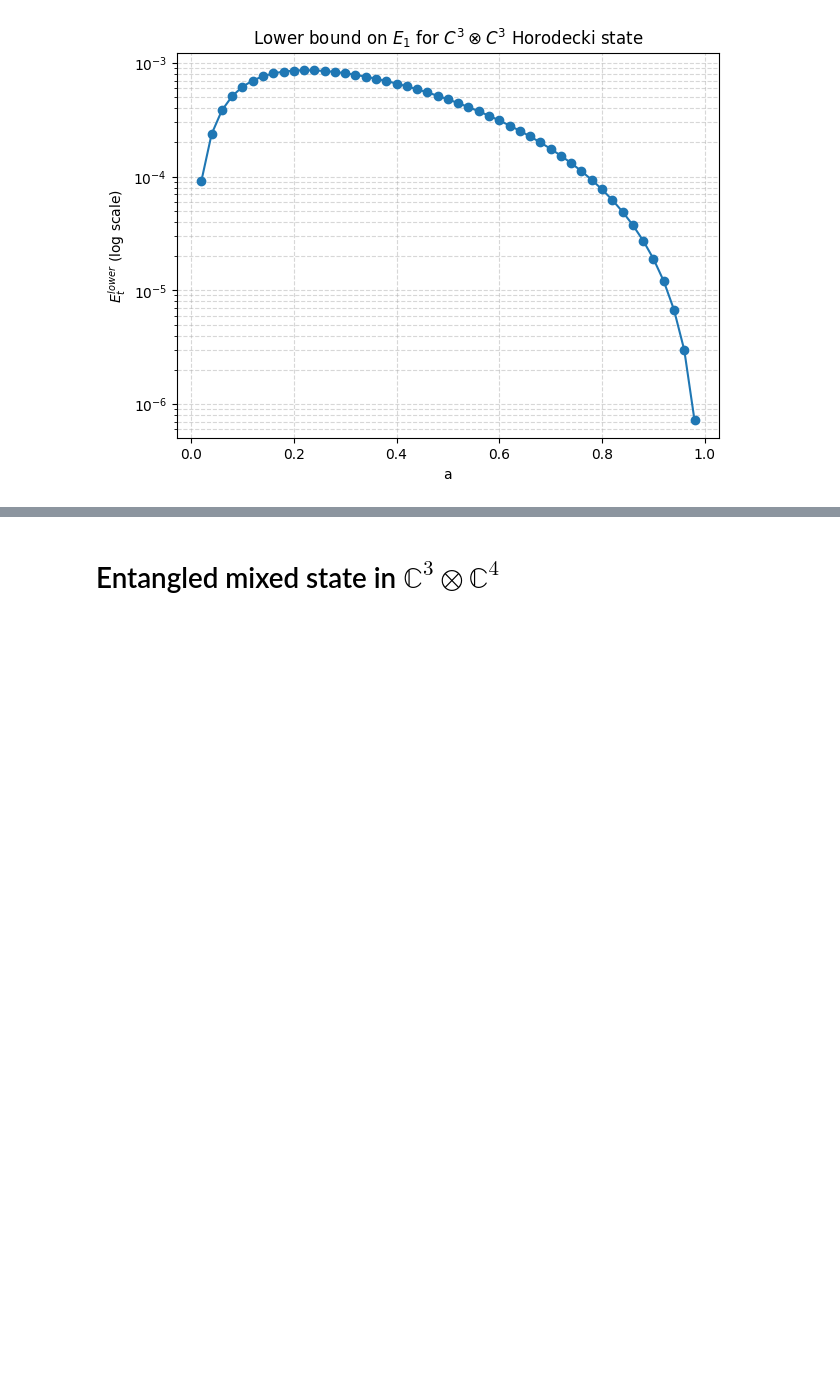
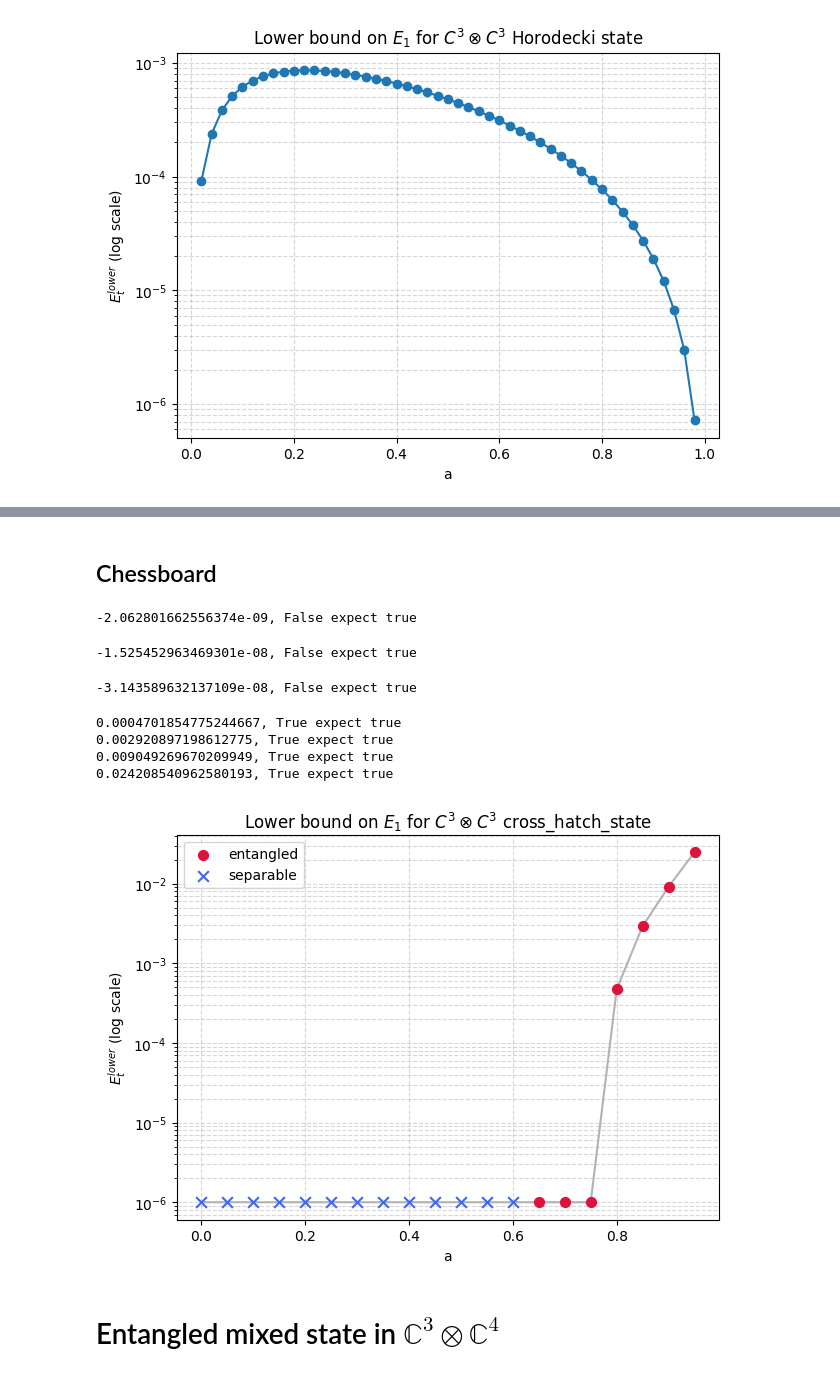
Before and after one commit to AVlyx/QuantifyingSchmidtNumber, a Jupyter notebook: sdp_1.ipynb, the cells around one changed output, grey strips where cells are left out. Saved outputs shown, nothing was run; the diff lists cells and outputs as text; code cells hidden in the pictures; blank space fills up the shorter version.

```diff
--- a/sdp_1.ipynb
+++ b/sdp_1.ipynb
@@ -200,3 +323,70 @@ print(f"{obj}, {obj > SDP_TOL} expect true")
+# %% [markdown]
+## Chessboard
+# %%
+import matplotlib.pyplot as plt
+
+p_vals = []
+Etl_vals = []
+seperable = []
+
+for p, convex_comb_state in tqdm(list(convex_combination(extremal_PPT_chessboard(), max_mixed(9), 0, 1, 0.05))):
+    obj, omega_sym = SDP(antiSymProjector(2), convex_comb_state, m, m)
+
+    p_vals.append(p)
+    sep, _ = is_separable(convex_comb_state)
+    seperable.append(sep)
+    if sep:
+        Etl_vals.append(0)
+        continue
+
+
+    if obj > SDP_TOL:
+        Etl = E_t_lowerk2(2, 1, obj)
+        Etl_vals.append(Etl)
+    else:
+        Etl_vals.append(0)
+
+
+    print(f"{obj}, {obj > SDP_TOL} expect true")
+
+
+p_vals = np.array(p_vals)
+Etl_vals = np.array(Etl_vals, dtype=float)
+seperable = np.array(seperable, dtype=bool)
+
+# small floor so separable (Etl=0) points are visible on a log-scale plot
+eps = 1e-6
+plot_vals = np.where(Etl_vals <= 0, eps, Etl_vals)
+
+plt.figure(figsize=(7, 5))
+
+# connecting line through all points (no markers here)
+plt.plot(p_vals, plot_vals, color='gray', linestyle='-', alpha=0.6, zorder=1)
+
+# entangled points
+plt.scatter(p_vals[~seperable], plot_vals[~seperable],
+            color='crimson', marker='o', s=50, label='entangled', zorder=2)
+
+# separable points, different color/shape
+plt.scatter(p_vals[seperable], plot_vals[seperable],
+            color='royalblue', marker='x', s=60, label='separable', zorder=2)
+
+plt.yscale('log')
+plt.xlabel('a')
+plt.ylabel('$E_{t}^{lower}$ (log scale)')
+plt.title('Lower bound on $E_1$ for $C^3 \\otimes C^3$ cross_hatch_state')
+plt.grid(True, which='both', ls='--', alpha=0.5)
+plt.legend()
+plt.show()
+# %% [output]
+-2.062801662556374e-09, False expect true
+-1.525452963469301e-08, False expect true
+-3.143589632137109e-08, False expect true
+0.0004701854775244667, True expect true
+0.002920897198612775, True expect true
+0.009049269670209949, True expect true
+0.024208540962580193, True expect true
+[figure, added]
 # %% [markdown]
 # Entangled mixed state in $\mathbb{C}^3 \otimes \mathbb{C}^4$
 # %%
```
Also changed, not shown: parts of 12 cells of this notebook, 5 other files.
